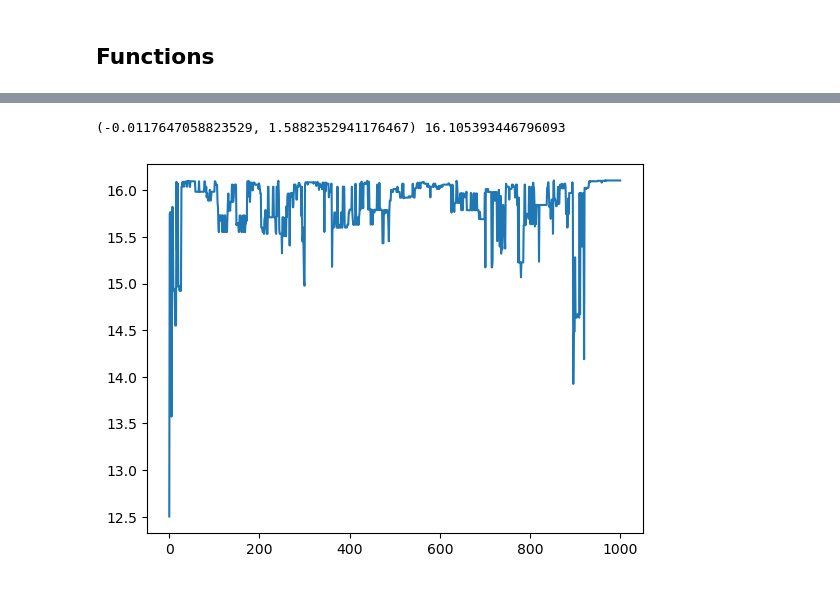
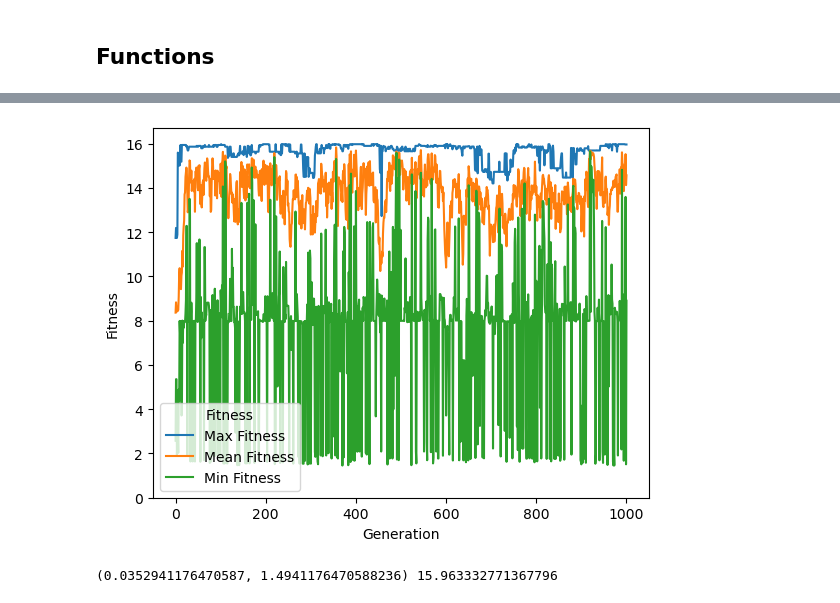
Before and after one commit to JuanPOrtegaASW/Genetic_alg, a Jupyter notebook: Optimizing a function.ipynb, the cells around one changed output, grey strips where cells are left out. Cells and saved outputs as stored; diff of their text form; code cells hidden in the pictures.

```diff
--- a/Optimizing a function.ipynb
+++ b/Optimizing a function.ipynb
@@ -179,7 +194,22 @@ res
-# %%
-import matplotlib. pyplot as plt
-plt.plot(maxs)
-print(decode(best[-1]),f_coded(best[-1]))
-# %% [output]
-(-0.0117647058823529, 1.5882352941176467) 16.105393446796093
-[figure, removed]
+# %%
+import matplotlib. pyplot as plt
+plt.plot(maxs, label='Max Fitness')
+plt.plot(means, label='Mean Fitness')
+plt.plot(mins, label='Min Fitness')
+
+# set axis titles
+plt.xlabel('Generation')
+plt.ylabel('Fitness')
+# set legend title
+plt.legend(title='Fitness', loc='best')
+
+# set y-axis lower limit to 0
+plt.ylim(bottom=0)
+
+# show the plot
+plt.show()
+
+print(decode(best[-1]), f_coded(best[-1]))
+# %% [output]
+[figure, added]
+(0.0352941176470587, 1.4941176470588236) 15.963332771367796
```
Also changed, not shown: parts of 5 cells of this notebook.
